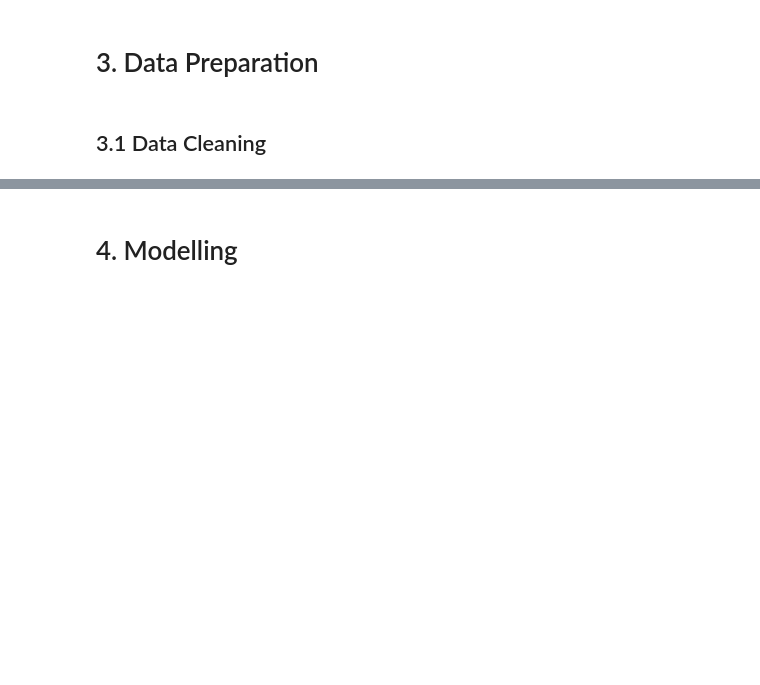
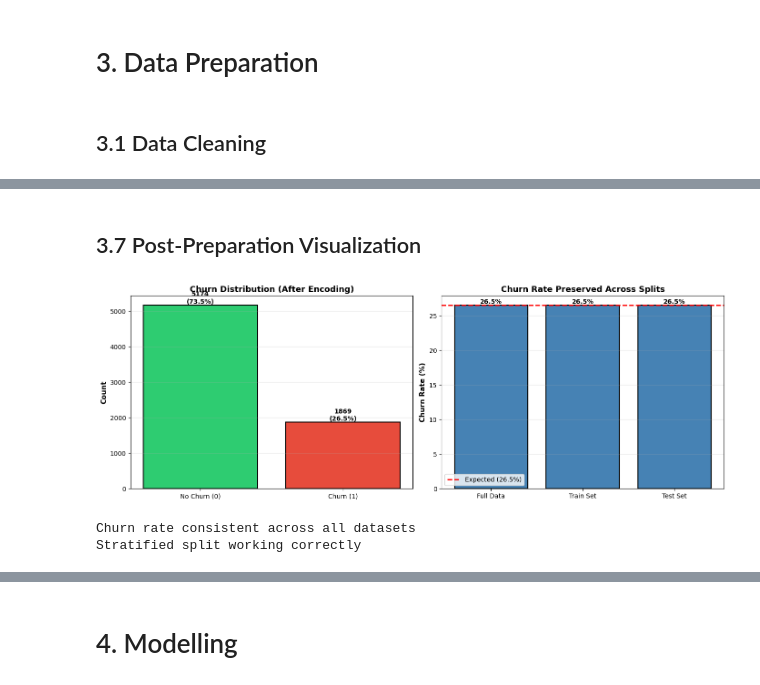
Before and after one commit to MyatPhoneM/mldp-project, a Jupyter notebook: MLDP Program Codes Submission Template.ipynb, the cells around one changed output, grey strips where cells are left out. Cells and saved outputs as stored; diff of their text form; code cells hidden in the pictures; blank space fills up the shorter version.

Commit message:
Implemented Feature Engineering and tested the model before and after

```diff
--- a/MLDP Program Codes Submission Template.ipynb
+++ b/MLDP Program Codes Submission Template.ipynb
@@ -810,0 +1072,48 @@ By looking at the variance ranking, everything except gender should be included
+# %% [markdown]
+## 3.7 Post-Preparation Visualization
+# %%
+# Check churn rate is preserved after encoding
+
+fig, axes = plt.subplots(1, 2, figsize=(14, 5))
+
+# Churn distribution
+churn_counts = df['Churn'].value_counts()
+colors = ['#2ecc71', '#e74c3c']
+
+axes[0].bar(['No Churn (0)', 'Churn (1)'], churn_counts.values,
+            color=colors, edgecolor='black', linewidth=1.5)
+axes[0].set_ylabel('Count', fontsize=11, weight='bold')
+axes[0].set_title('Churn Distribution (After Encoding)', fontsize=13, weight='bold')
+axes[0].grid(axis='y', alpha=0.3)
+
+for i, v in enumerate(churn_counts.values):
+    axes[0].text(i, v, f'{v}\n({v/len(df)*100:.1f}%)',
+                ha='center', va='bottom', fontsize=10, weight='bold')
+
+# Train vs Test churn rate comparison
+split_comparison = pd.DataFrame({
+    'Dataset': ['Full Data', 'Train Set', 'Test Set'],
+    'Churn Rate': [df['Churn'].mean(), y_train.mean(), y_test.mean()]
+})
+
+axes[1].bar(split_comparison['Dataset'], split_comparison['Churn Rate']*100,
+            color='steelblue', edgecolor='black', linewidth=1.5)
+axes[1].set_ylabel('Churn Rate (%)', fontsize=11, weight='bold')
+axes[1].set_title('Churn Rate Preserved Across Splits', fontsize=13, weight='bold')
+axes[1].grid(axis='y', alpha=0.3)
+axes[1].axhline(y=26.5, color='red', linestyle='--', linewidth=2, label='Expected (26.5%)')
+axes[1].legend()
+
+for i, v in enumerate(split_comparison['Churn Rate']):
+    axes[1].text(i, v*100, f'{v*100:.1f}%',
+                ha='center', va='bottom', fontsize=10, weight='bold')
+
+plt.tight_layout()
+plt.show()
+
+print("\nChurn rate consistent across all datasets")
+print("Stratified split working correctly")
+# %% [output]
+[figure, added]
+Churn rate consistent across all datasets
+Stratified split working correctly
```
Also changed, not shown: parts of 54 cells of this notebook.
